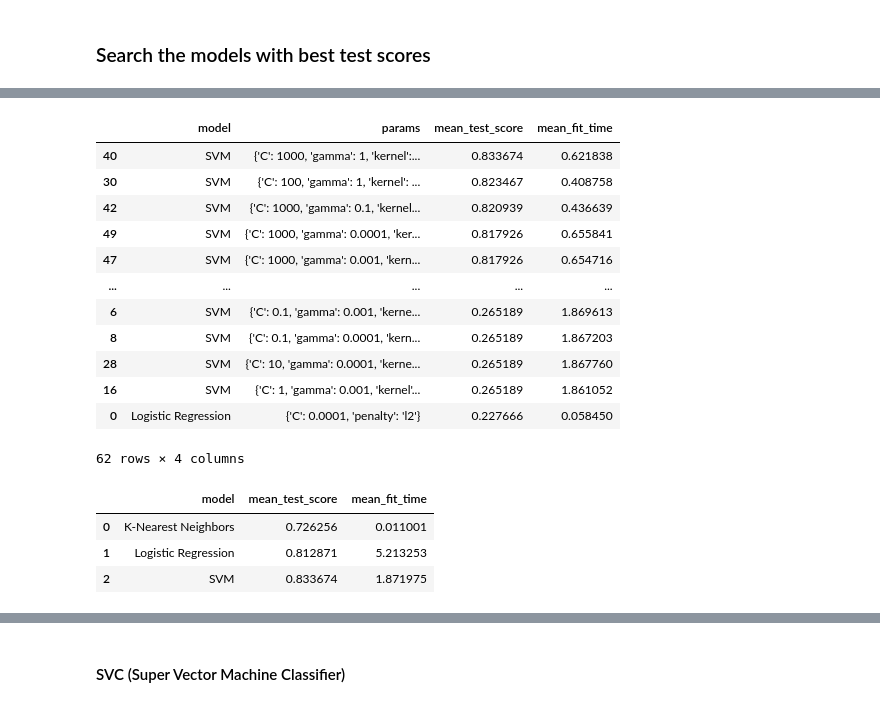
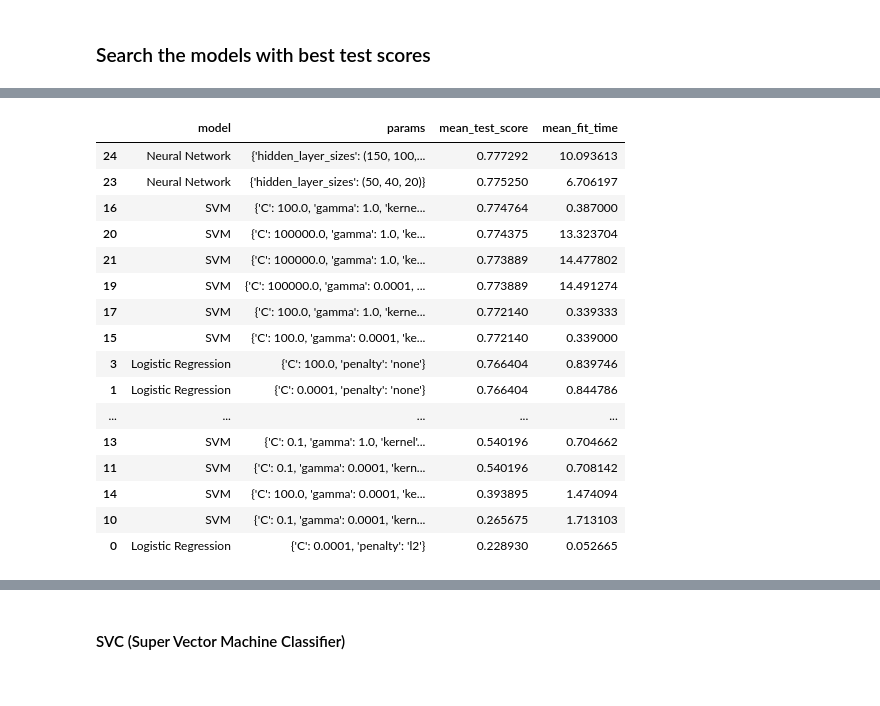
Before and after one commit to alejomaar/machine-learning, a Jupyter notebook: clasification/Google Art and Culture/notebooks/classification.ipynb, the cells around one changed output, grey strips where cells are left out. Drawn from its saved outputs; the diff is of its cells as text; code cells hidden in the pictures.

```diff
--- a/clasification/Google Art and Culture/notebooks/classification.ipynb
+++ b/clasification/Google Art and Culture/notebooks/classification.ipynb
@@ -62,0 +92,2 @@ X = df[['mean_grayscale','mean_blue','mean_green','mean_red','std_grayscale','st
+# %%
+X = X[['mean_blue','mean_green','mean_red','std_grayscale']]
@@ -77,23 +110,29 @@ from sklearn.ensemble import RandomForestClassifier
 from sklearn.naive_bayes import GaussianNB
 from sklearn.neural_network import MLPClassifier
 from sklearn.model_selection import GridSearchCV
+from sklearn.neural_network import MLPClassifier
+
 
 def modelPipeline(X, y):
 
     default_params = {'random_state':42}
-
     log_reg = LogisticRegression(**default_params|{'max_iter':10000})
     knn = KNeighborsClassifier()
     svm = SVC(**default_params)
+    NN = MLPClassifier(**default_params)
 
     models = [
-            ('Logistic Regression', log_reg, {"penalty":['l2','none'], 'C':np.logspace(-4, 2, num=3)}),
+            ('Logistic Regression', log_reg, {"penalty":['l2','none'], 'C':np.logspace(-4, 2, num=2)}),
             ('K-Nearest Neighbors', knn, {'n_neighbors':[3,9,12], 'metric': ['l1','l2']}),
-            ('SVM', svm, {'C': [0.1, 1, 10, 100, 1000],'gamma': [1, 0.1, 0.01, 0.001, 0.0001], 'kernel':['rbf','linear']}),
+            ('SVM', svm, {'C': np.logspace(-1, 5, num=3),'gamma': np.logspace(-4, 0, num=2), 'kernel':['rbf','linear']}),
+            ('Neural Network',NN, {'hidden_layer_sizes':[(10,10,10),(50,40,20),(150,100,50)]} )
             ]
+
+
 
     results = pd.DataFrame(columns=['model','params','mean_test_score'])
     for name,model,params in models:
+        print('Training:',name)
         classifier = GridSearchCV(model,params,cv=3,return_train_score=False)
         classifier.fit(X,y)
         full_report = pd.DataFrame(classifier.cv_results_)
@@ -101,6 +140,7 @@ def modelPipeline(X, y):
         report = full_report[['model','params','mean_test_score','mean_fit_time']]
         results = pd.concat([results, report])
 
+    results = results.reset_index(drop=True)
     return results
 
 models_df = modelPipeline(X,y)
@@ -108,3 +153,5 @@ models_df = modelPipeline(X,y)
 # Model Selection
 # %% [markdown]
 ### Search the models with best test scores
+# %%
+models_df2 = models_df.reset_index(drop=True)
@@ -111,23 +178,20 @@ models_df = modelPipeline(X,y)
 # %%
-models_df.sort_values('mean_test_score',ascending=False)
+models_df2.sort_values('mean_test_score',ascending=False)
 # %% [output]
 |  | model | params | mean_test_score | mean_fit_time |
-| 40 | SVM | {'C': 1000, 'gamma': 1, 'kernel':... | 0.833674 | 0.621838 |
-| 30 | SVM | {'C': 100, 'gamma': 1, 'kernel': ... | 0.823467 | 0.408758 |
-| 42 | SVM | {'C': 1000, 'gamma': 0.1, 'kernel... | 0.820939 | 0.436639 |
-| 49 | SVM | {'C': 1000, 'gamma': 0.0001, 'ker... | 0.817926 | 0.655841 |
-| 47 | SVM | {'C': 1000, 'gamma': 0.001, 'kern... | 0.817926 | 0.654716 |
+| 24 | Neural Network | {'hidden_layer_sizes': (150, 100,... | 0.777292 | 10.093613 |
+| 23 | Neural Network | {'hidden_layer_sizes': (50, 40, 20)} | 0.775250 | 6.706197 |
+| 16 | SVM | {'C': 100.0, 'gamma': 1.0, 'kerne... | 0.774764 | 0.387000 |
+| 20 | SVM | {'C': 100000.0, 'gamma': 1.0, 'ke... | 0.774375 | 13.323704 |
+| 21 | SVM | {'C': 100000.0, 'gamma': 1.0, 'ke... | 0.773889 | 14.477802 |
+| 19 | SVM | {'C': 100000.0, 'gamma': 0.0001, ... | 0.773889 | 14.491274 |
+| 17 | SVM | {'C': 100.0, 'gamma': 1.0, 'kerne... | 0.772140 | 0.339333 |
+| 15 | SVM | {'C': 100.0, 'gamma': 0.0001, 'ke... | 0.772140 | 0.339000 |
+| 3 | Logistic Regression | {'C': 100.0, 'penalty': 'none'} | 0.766404 | 0.839746 |
+| 1 | Logistic Regression | {'C': 0.0001, 'penalty': 'none'} | 0.766404 | 0.844786 |
 | ... | ... | ... | ... | ... |
-| 6 | SVM | {'C': 0.1, 'gamma': 0.001, 'kerne... | 0.265189 | 1.869613 |
-| 8 | SVM | {'C': 0.1, 'gamma': 0.0001, 'kern... | 0.265189 | 1.867203 |
-| 28 | SVM | {'C': 10, 'gamma': 0.0001, 'kerne... | 0.265189 | 1.867760 |
-| 16 | SVM | {'C': 1, 'gamma': 0.001, 'kernel'... | 0.265189 | 1.861052 |
-| 0 | Logistic Regression | {'C': 0.0001, 'penalty': 'l2'} | 0.227666 | 0.058450 |
+| 13 | SVM | {'C': 0.1, 'gamma': 1.0, 'kernel'... | 0.540196 | 0.704662 |
+| 11 | SVM | {'C': 0.1, 'gamma': 0.0001, 'kern... | 0.540196 | 0.708142 |
+| 14 | SVM | {'C': 100.0, 'gamma': 0.0001, 'ke... | 0.393895 | 1.474094 |
+| 10 | SVM | {'C': 0.1, 'gamma': 0.0001, 'kern... | 0.265675 | 1.713103 |
+| 0 | Logistic Regression | {'C': 0.0001, 'penalty': 'l2'} | 0.228930 | 0.052665 |
-62 rows × 4 columns
-# %%
-models_df.groupby('model', as_index=False).max()
-# %% [output]
-|  | model | mean_test_score | mean_fit_time |
-| 0 | K-Nearest Neighbors | 0.726256 | 0.011001 |
-| 1 | Logistic Regression | 0.812871 | 5.213253 |
-| 2 | SVM | 0.833674 | 1.871975 |
```
Also changed, not shown: parts of 14 cells of this notebook.
